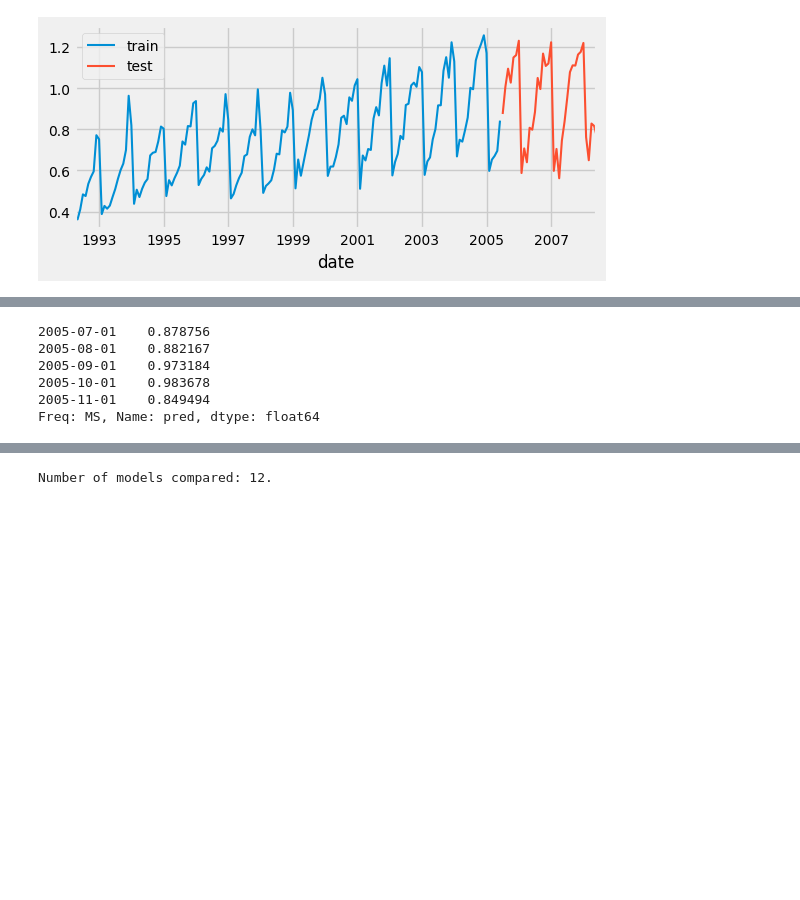
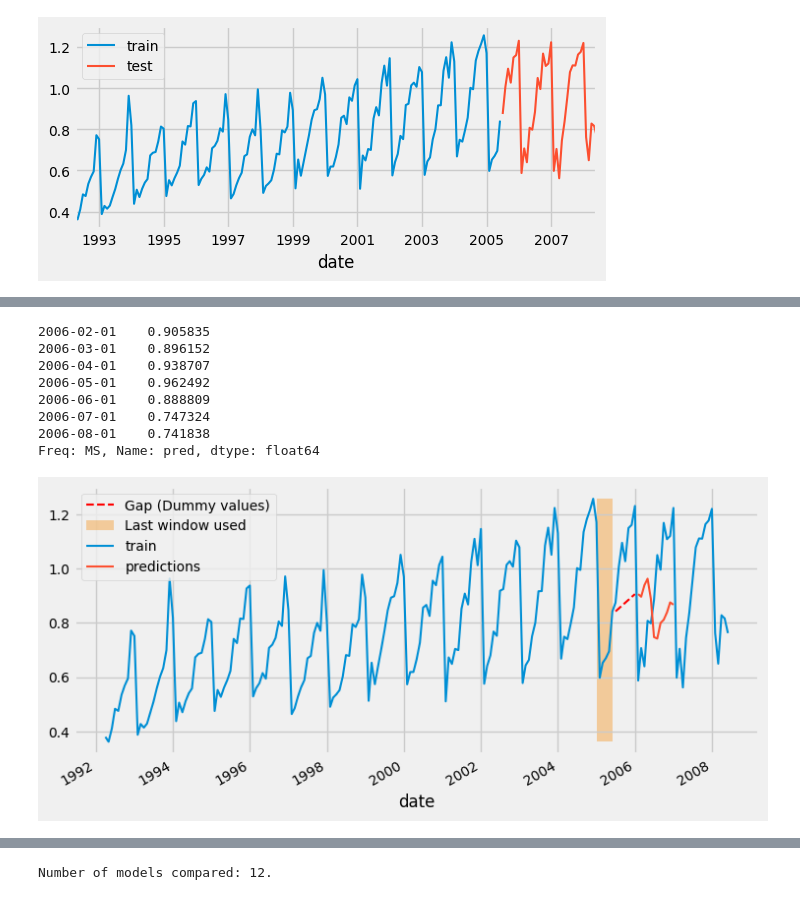
Before and after one commit to yaoyanglee/network-prediction, a Jupyter notebook: RFR_model/simple_rfr.ipynb, the cells around one changed output, grey strips where cells are left out. Cells and saved outputs as stored; diff of their text form; code cells hidden in the pictures; blank space fills up the shorter version.

```diff
--- a/RFR_model/simple_rfr.ipynb
+++ b/RFR_model/simple_rfr.ipynb
@@ -146,13 +187,37 @@ Forecaster id: None
 # %%
 # Predictions
 # ==============================================================================
-steps = 36
-predictions = forecaster.predict(steps=steps)
-predictions.head(5)
+predictions = forecaster.predict(steps=12, last_window=last_window_extended)
+predictions.head(7)
 # %% [output]
-2005-07-01    0.878756
-2005-08-01    0.882167
-2005-09-01    0.973184
-2005-10-01    0.983678
-2005-11-01    0.849494
+2006-02-01    0.905835
+2006-03-01    0.896152
+2006-04-01    0.938707
+2006-05-01    0.962492
+2006-06-01    0.888809
+2006-07-01    0.747324
+2006-08-01    0.741838
 Freq: MS, Name: pred, dtype: float64
+# %%
+# Plot predictions
+# ==============================================================================
+last_window_used = (
+    last_window_extended.index[0], last_window_extended.index[-8])
+dummy_values = (last_window_extended.index[-7], last_window_extended.index[-1])
+
+fig, ax = plt.subplots(figsize=(8, 4))
+ax.plot(
+    [dummy_values[0], dummy_values[1]],
+    [last_window.iloc[-1], predictions.iloc[0]],
+    color='red',
+    linestyle='--',
+    label='Gap (Dummy values)'
+)
+ax.fill_between(last_window_used, data['y'].min(), data['y'].max(),
+                facecolor='#f7931a', alpha=0.4, zorder=0, label='Last window used')
+data['y'].plot(ax=ax, label='train')
+predictions.plot(ax=ax, label='predictions')
+ax.legend()
+plt.show()
+# %% [output]
+[figure, added]
```
Also changed, not shown: parts of 7 cells of this notebook, 6 other files.
